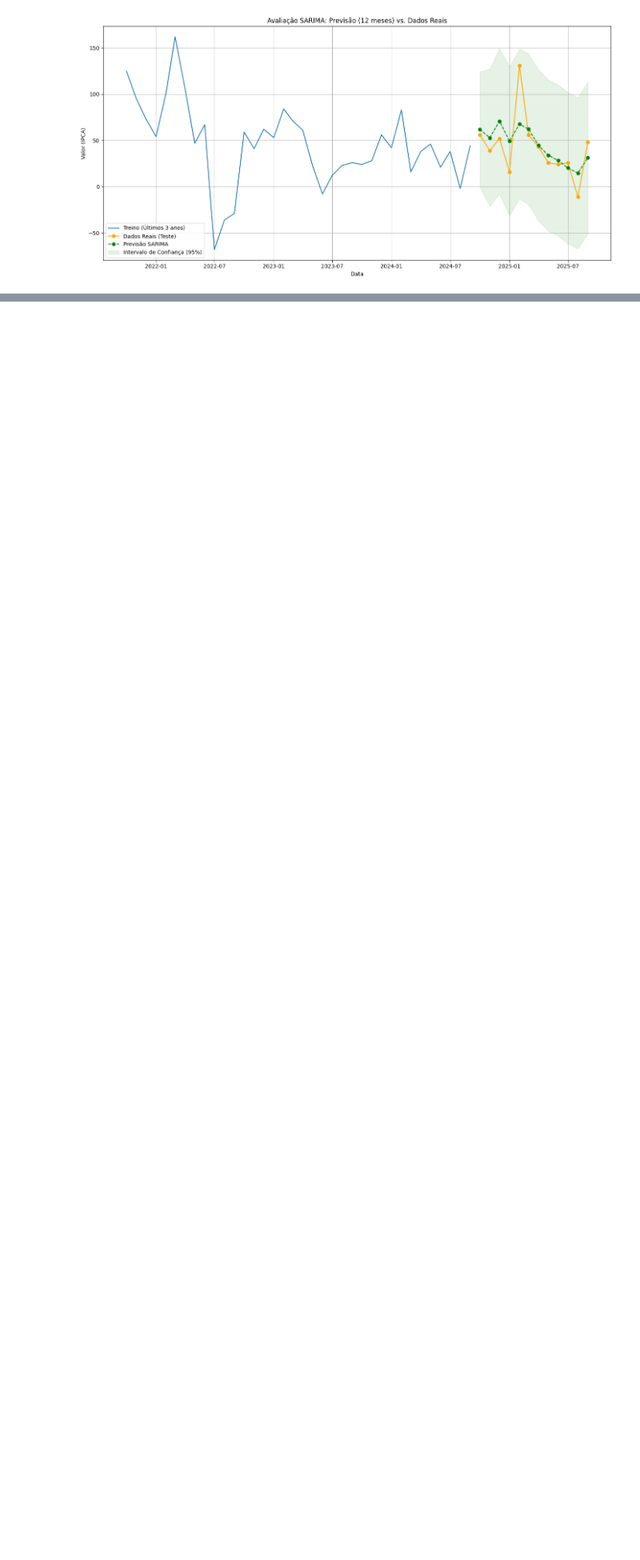
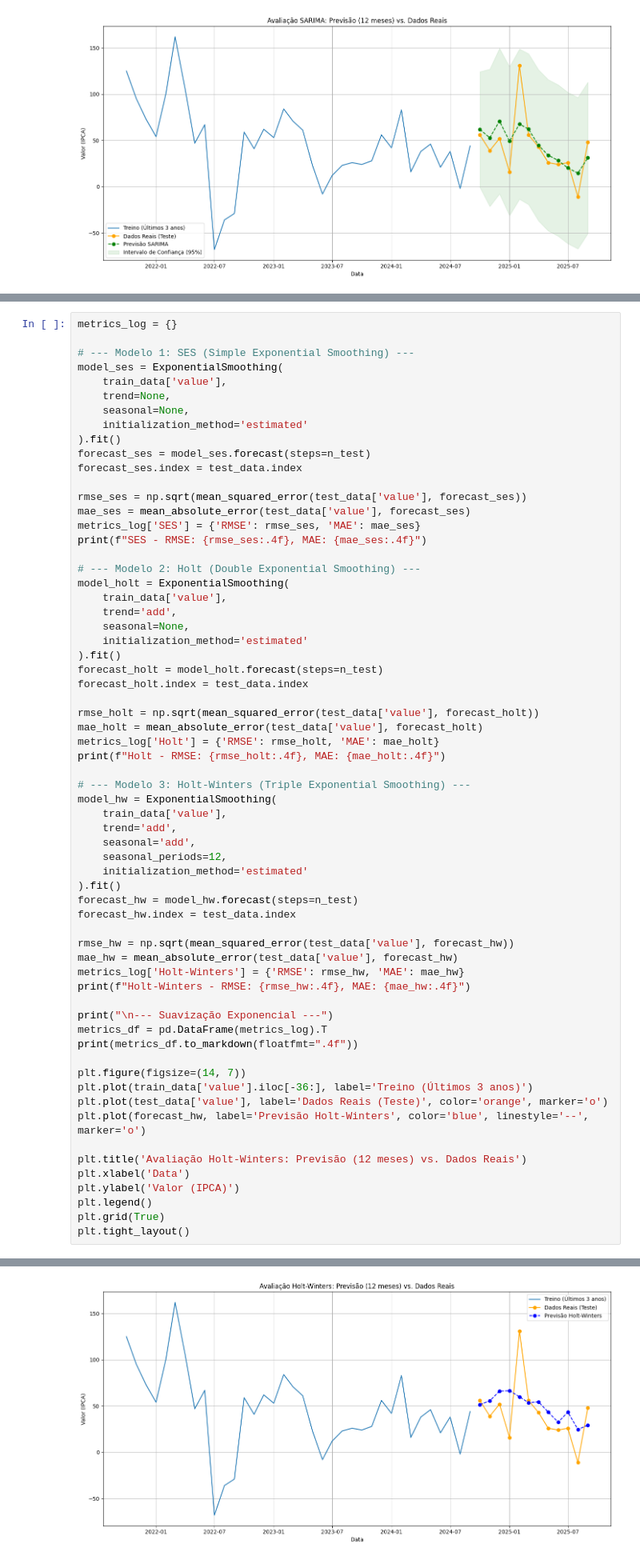
Before and after one commit to MariaPompiani/time_series_analysis_technique, a Jupyter notebook: time_series_analysis_inflation.ipynb, the cells around one changed output, grey strips where cells are left out. Shown at 80% size. Drawn from its saved outputs; the diff is of its cells as text; blank space fills up the shorter version.

```diff
--- a/time_series_analysis_inflation.ipynb
+++ b/time_series_analysis_inflation.ipynb
@@ -578,0 +587,65 @@ Quando os dados reais (laranja) saem do intervalo de confiança, isso é a prova
+# %%
+metrics_log = {}
+
+# --- Modelo 1: SES (Simple Exponential Smoothing) ---
+model_ses = ExponentialSmoothing(
+    train_data['value'],
+    trend=None,
+    seasonal=None,
+    initialization_method='estimated'
+).fit()
+forecast_ses = model_ses.forecast(steps=n_test)
+forecast_ses.index = test_data.index
+
+rmse_ses = np.sqrt(mean_squared_error(test_data['value'], forecast_ses))
+mae_ses = mean_absolute_error(test_data['value'], forecast_ses)
+metrics_log['SES'] = {'RMSE': rmse_ses, 'MAE': mae_ses}
+print(f"SES - RMSE: {rmse_ses:.4f}, MAE: {mae_ses:.4f}")
+
+# --- Modelo 2: Holt (Double Exponential Smoothing) ---
+model_holt = ExponentialSmoothing(
+    train_data['value'],
+    trend='add',
+    seasonal=None,
+    initialization_method='estimated'
+).fit()
+forecast_holt = model_holt.forecast(steps=n_test)
+forecast_holt.index = test_data.index
+
+rmse_holt = np.sqrt(mean_squared_error(test_data['value'], forecast_holt))
+mae_holt = mean_absolute_error(test_data['value'], forecast_holt)
+metrics_log['Holt'] = {'RMSE': rmse_holt, 'MAE': mae_holt}
+print(f"Holt - RMSE: {rmse_holt:.4f}, MAE: {mae_holt:.4f}")
+
+# --- Modelo 3: Holt-Winters (Triple Exponential Smoothing) ---
+model_hw = ExponentialSmoothing(
+    train_data['value'],
+    trend='add',
+    seasonal='add',
+    seasonal_periods=12,
+    initialization_method='estimated'
+).fit()
+forecast_hw = model_hw.forecast(steps=n_test)
+forecast_hw.index = test_data.index
+
+rmse_hw = np.sqrt(mean_squared_error(test_data['value'], forecast_hw))
+mae_hw = mean_absolute_error(test_data['value'], forecast_hw)
+metrics_log['Holt-Winters'] = {'RMSE': rmse_hw, 'MAE': mae_hw}
+print(f"Holt-Winters - RMSE: {rmse_hw:.4f}, MAE: {mae_hw:.4f}")
+
+print("\n--- Suavização Exponencial ---")
+metrics_df = pd.DataFrame(metrics_log).T
+print(metrics_df.to_markdown(floatfmt=".4f"))
+
+plt.figure(figsize=(14, 7))
+plt.plot(train_data['value'].iloc[-36:], label='Treino (Últimos 3 anos)')
+plt.plot(test_data['value'], label='Dados Reais (Teste)', color='orange', marker='o')
+plt.plot(forecast_hw, label='Previsão Holt-Winters', color='blue', linestyle='--', marker='o')
+
+plt.title('Avaliação Holt-Winters: Previsão (12 meses) vs. Dados Reais')
+plt.xlabel('Data')
+plt.ylabel('Valor (IPCA)')
+plt.legend()
+plt.grid(True)
+plt.tight_layout()
+# %% [output]
@@ -578,0 +663 @@ Quando os dados reais (laranja) saem do intervalo de confiança, isso é a prova
+[figure, added]
```
Also changed, not shown: parts of 14 cells of this notebook.
